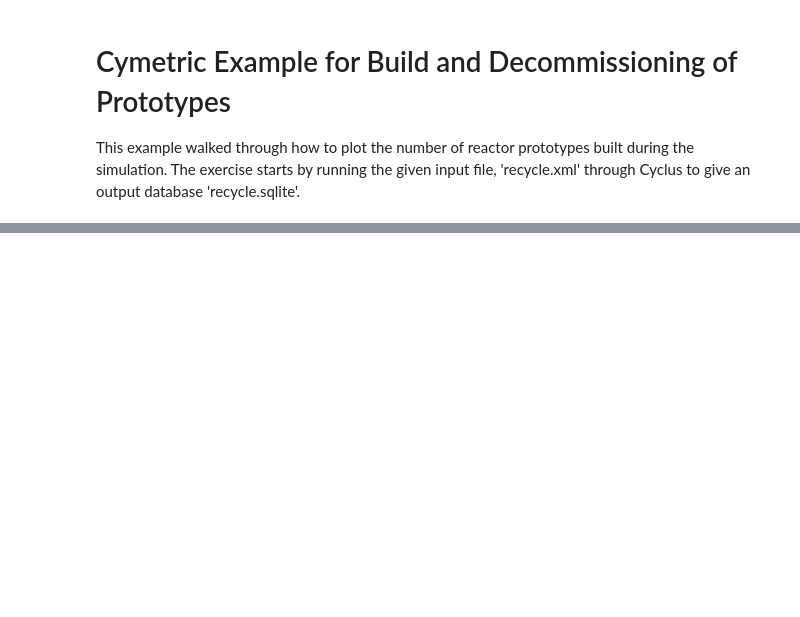
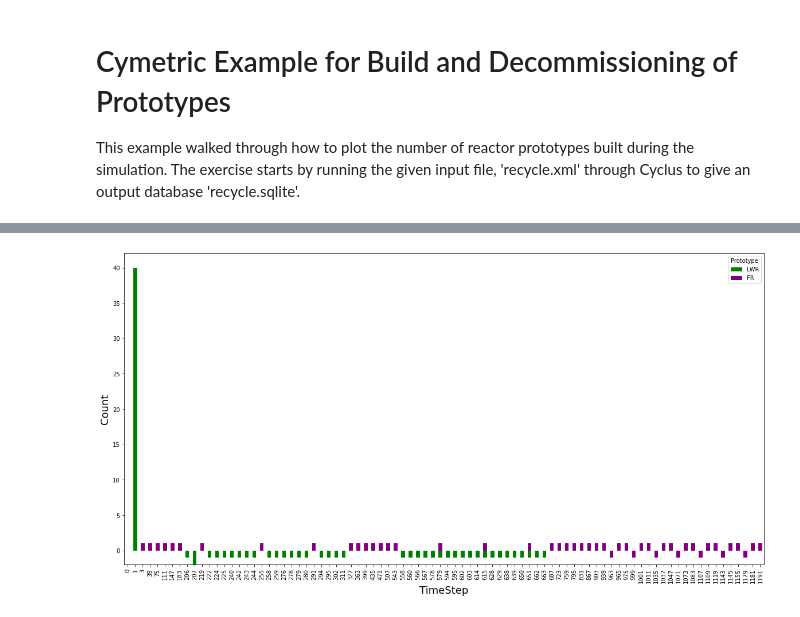
Before and after one commit to cyclus/cymetric, a Jupyter notebook: examples/agent_entryexit.ipynb, the cells around one changed output, grey strips where cells are left out. Cells and saved outputs as stored; diff of their text form; code cells hidden in the pictures; blank space fills up the shorter version.

```diff
--- a/examples/agent_entryexit.ipynb
+++ b/examples/agent_entryexit.ipynb
@@ -62,4 +41,9 @@ decomm = evaler.eval('DecomSchedule')
+# %%
+#make the exit counts negative for plotting purposes
+neg = -decomm['Count']
+decomm = decomm.drop('Count',axis=1)
+decomm = pd.concat([decomm, neg],axis=1)
 # %%
-#Renaming time columns for later merging
-comm = comm.rename(columns={'BuildTime':'Time'})
-decomm = decomm.rename(columns={'DecomTime':'Time'})
+#Renaming time columns to facilitate later merging
+comm = comm.rename(columns={'EnterTime':'Time'})
+decomm = decomm.rename(columns={'ExitTime':'Time'})
@@ -91,0 +50,25 @@ c.plot.bar(x='Time',legend=False)
+# %%
+#Pivot tables to facilitate plotting, then merge tables
+c = comm.pivot('Time','Prototype')['Count'].reset_index()
+d = decomm.pivot('Time','Prototype')['Count'].reset_index()
+cd = pd.merge(c,d,left_on='Time',right_on='Time',how='outer',sort=True, \
+              suffixes=('_enter','_exit')).fillna(0)
+# %%
+#pandas always changes everything to floats in the presence of NaN, so changing TimeStep values to integers
+cd.Time = cd.Time.astype(int)
+# %%
+#Plotting facilities of interst: lwr and frx
+colors = ['green','purple']
+ax = cd[['Time','lwr_enter','frx_enter']].plot.bar(x='Time',figsize=(20,10),stacked=True, \
+                                               legend=False, color=colors)
+l = plt.legend()
+l.get_texts()[0].set_text('LWR')
+l.get_texts()[1].set_text('FR')
+l.set_title('Prototype')
+cd[['Time', 'lwr_exit','frx_exit']].plot.bar(x='Time', ax=ax, figsize=(20,10),stacked=True, \
+                                               legend=False, color=colors)
+plt.xlabel(r'TimeStep',fontsize=18); plt.ylabel(r'Count',fontsize=18)
+plt.show()
+#plt.savefig('ex.png')
+# %% [output]
+[figure, added]
```
Also changed, not shown: parts of 10 cells of this notebook, 2 other files.
